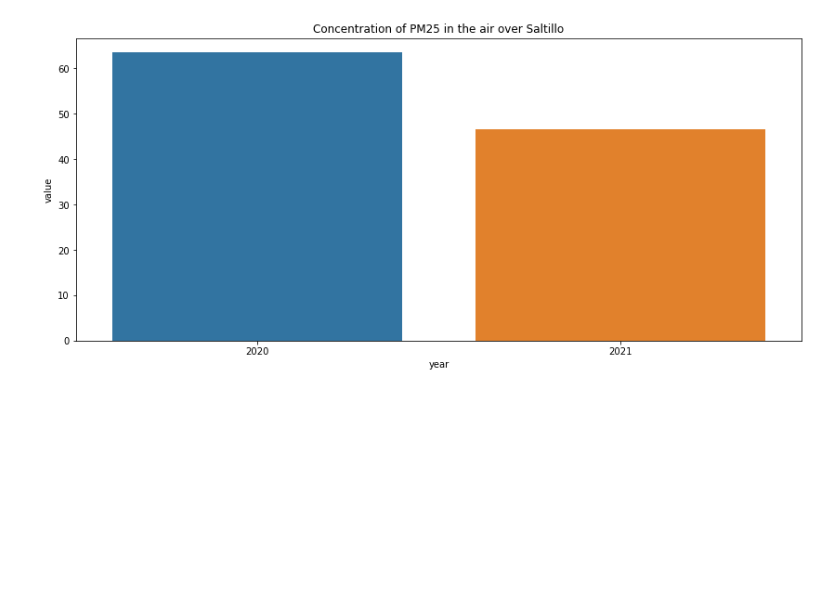
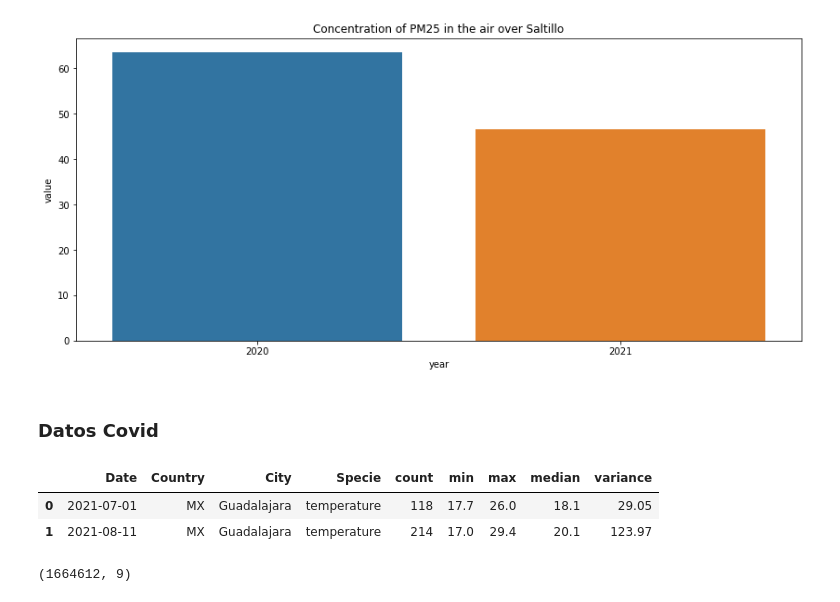
Before and after one commit to angelsmreyes/Contaminacion-del-aire-proyecto, a Jupyter notebook: Proyecto_air_quality.ipynb, the cells around one changed output. Saved outputs shown, nothing was run; the diff lists cells and outputs as text; code cells hidden in the pictures; blank space fills up the shorter version.

```diff
--- a/Proyecto_air_quality.ipynb
+++ b/Proyecto_air_quality.ipynb
@@ -300,3 +301,5 @@ sns.barplot(mx_con_pm25_y['year'], mx_con_pm25_y['value'])
 plt.title('Concentration of PM25 in the air over Saltillo');
 # %% [output]
 [figure]
+# %% [markdown]
+### Datos Covid
@@ -302,0 +308,10 @@ plt.title('Concentration of PM25 in the air over Saltillo');
+# %%
+covid.head(2)
+# %% [output]
+|  | Date | Country | City | Specie | count | min | max | median | variance |
+| 0 | 2021-07-01 | MX | Guadalajara | temperature | 118 | 17.7 | 26.0 | 18.1 | 29.05 |
+| 1 | 2021-08-11 | MX | Guadalajara | temperature | 214 | 17.0 | 29.4 | 20.1 | 123.97 |
+# %%
+covid.shape
+# %% [output]
+(1664612, 9)
```
Also changed, not shown: parts of 14 cells of this notebook, 1 other file.
